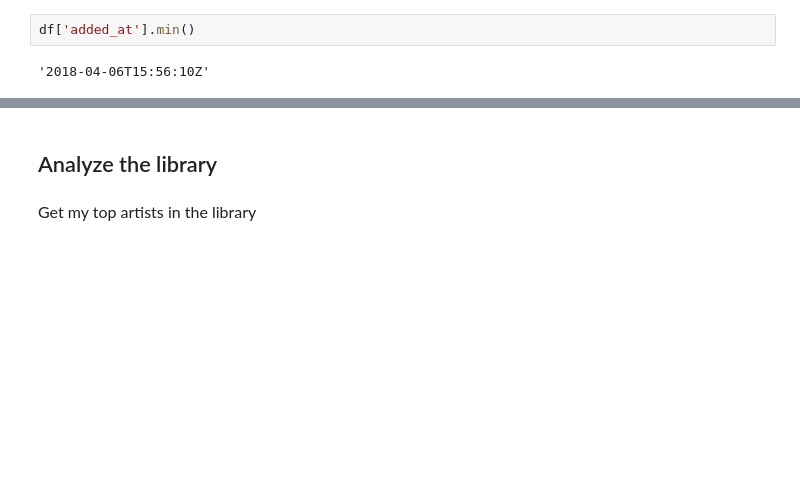
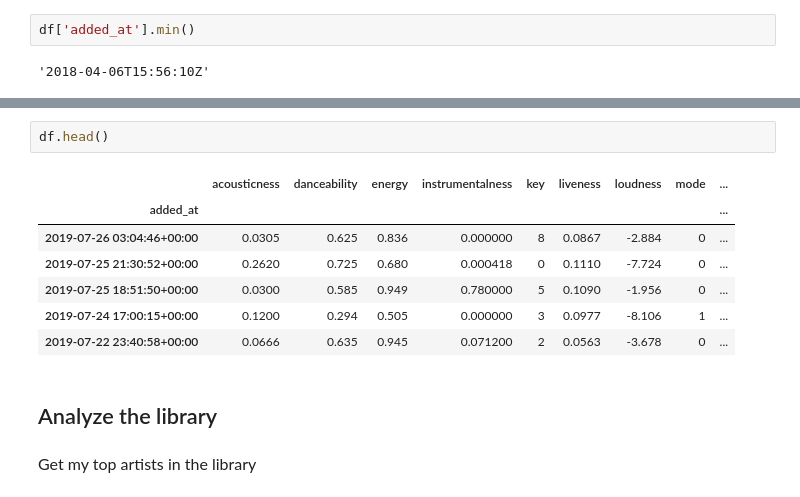
Before and after one commit to nihaowei/Spotify-Song-Analysis, a Jupyter notebook: Saved Tracks.ipynb, the cells around one changed output, grey strips where cells are left out. Saved outputs shown, nothing was run; the diff lists cells and outputs as text; blank space fills up the shorter version.

```diff
--- a/Saved Tracks.ipynb
+++ b/Saved Tracks.ipynb
@@ -59,3 +57,13 @@ df['added_at'].min()
+# %%
+df.head()
+# %% [output]
+|  | acousticness | danceability | energy | instrumentalness | key | liveness | loudness | mode | ... |
+| added_at |  |  |  |  |  |  |  |  | ... |
+| 2019-07-26 03:04:46+00:00 | 0.0305 | 0.625 | 0.836 | 0.000000 | 8 | 0.0867 | -2.884 | 0 | ... |
+| 2019-07-25 21:30:52+00:00 | 0.2620 | 0.725 | 0.680 | 0.000418 | 0 | 0.1110 | -7.724 | 0 | ... |
+| 2019-07-25 18:51:50+00:00 | 0.0300 | 0.585 | 0.949 | 0.780000 | 5 | 0.1090 | -1.956 | 0 | ... |
+| 2019-07-24 17:00:15+00:00 | 0.1200 | 0.294 | 0.505 | 0.000000 | 3 | 0.0977 | -8.106 | 1 | ... |
+| 2019-07-22 23:40:58+00:00 | 0.0666 | 0.635 | 0.945 | 0.071200 | 2 | 0.0563 | -3.678 | 0 | ... |
 # %% [markdown]
 ## Analyze the library
 # %% [markdown]
```
Also changed, not shown: parts of 13 cells of this notebook.
